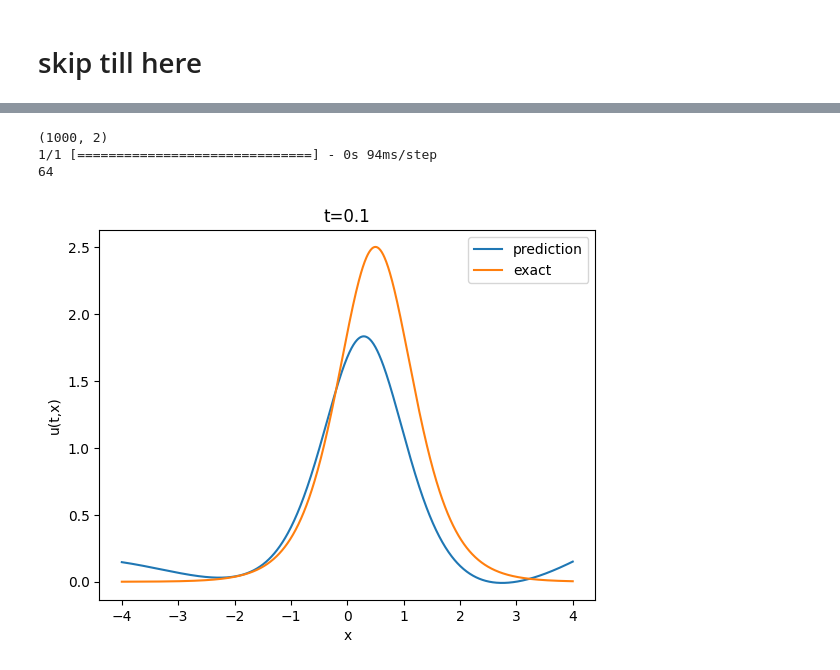
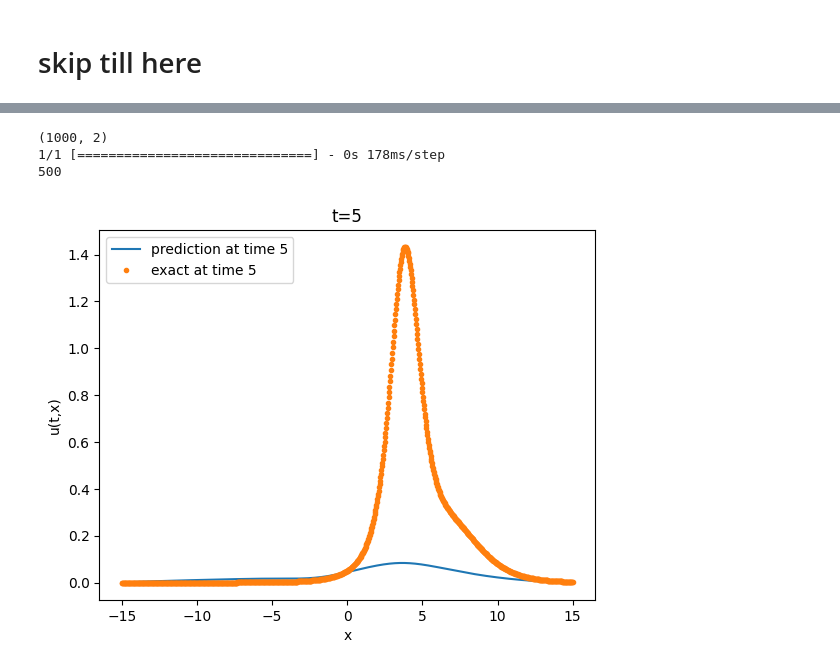
Before and after one commit to naiaseh/Trunk, a Jupyter notebook: PinnNew/KdV.ipynb, the cells around one changed output, grey strips where cells are left out. Saved outputs shown, nothing was run; the diff lists cells and outputs as text; code cells hidden in the pictures.

```diff
--- a/PinnNew/KdV.ipynb
+++ b/PinnNew/KdV.ipynb
@@ -182,19 +314,19 @@ def plot_snapshots(timeList,num_test_samples = 1000):
         tx = np.stack([np.full(t_flat.shape, t_cs), x_flat], axis=-1)
         print(tx.shape)
         u = pinn.backbone.predict(tx, batch_size=num_test_samples)
-        plt.plot(x_flat, u, label = 'prediction')
+        plt.plot(x_flat, u, label = 'prediction at time {}'.format(t_cs))
         print(int(t_cs/dt+1))
         # plt.plot(x_flat, solution[:,int(t_cs/dt)], label = 'exact')
-        plt.plot(x_flat, phi_function(tx), label = 'exact')
+        plt.plot(x_flat, phi_function(tx), '.',label = 'exact at time {}'.format(t_cs))
         plt.legend()
         plt.title('t={}'.format(np.round(t_cs,2)))
         plt.xlabel('x')
         plt.ylabel('u(t,x)')
-        return
+    return
-# %%
-plot_snapshots([0.1])
-# %% [output]
-(1000, 2)
-1/1 [==============================] - 0s 94ms/step
-64
-[figure, removed]
+# %%
+plot_snapshots([5])
+# %% [output]
+(1000, 2)
+1/1 [==============================] - 0s 178ms/step
+500
+[figure, added]
```
Also changed, not shown: parts of 21 cells of this notebook, 1 other file.
